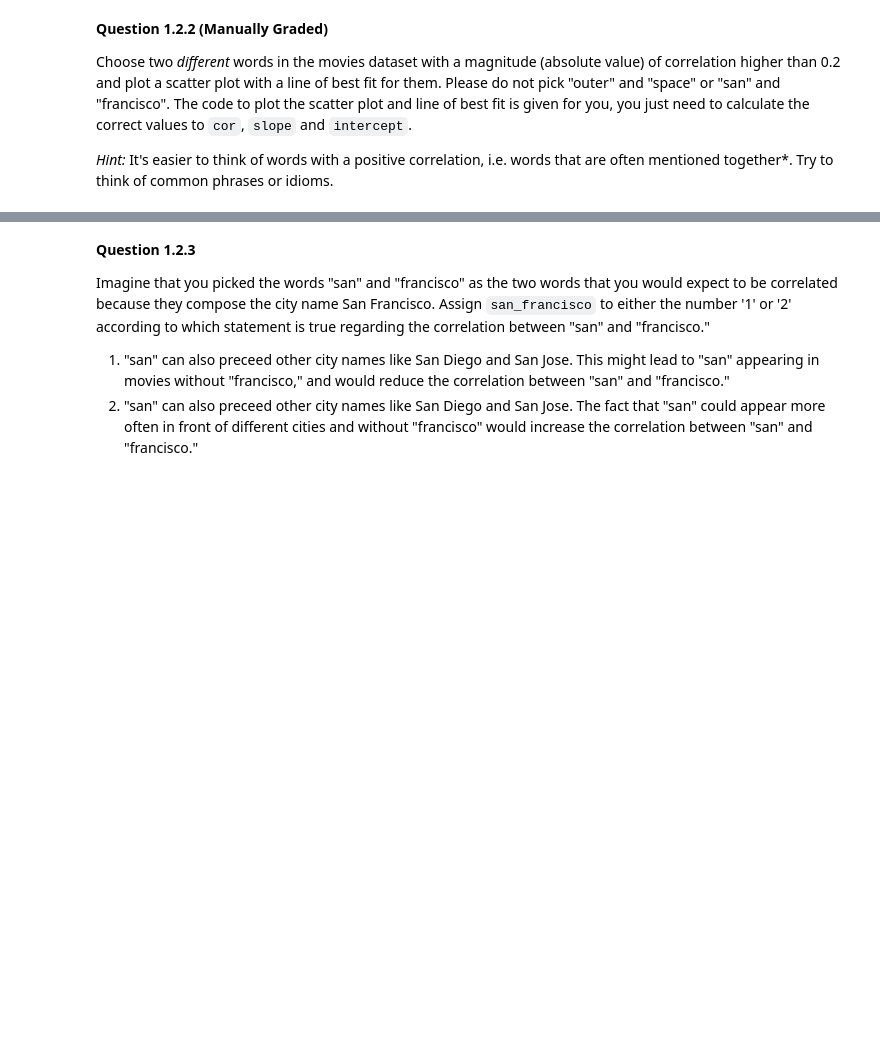
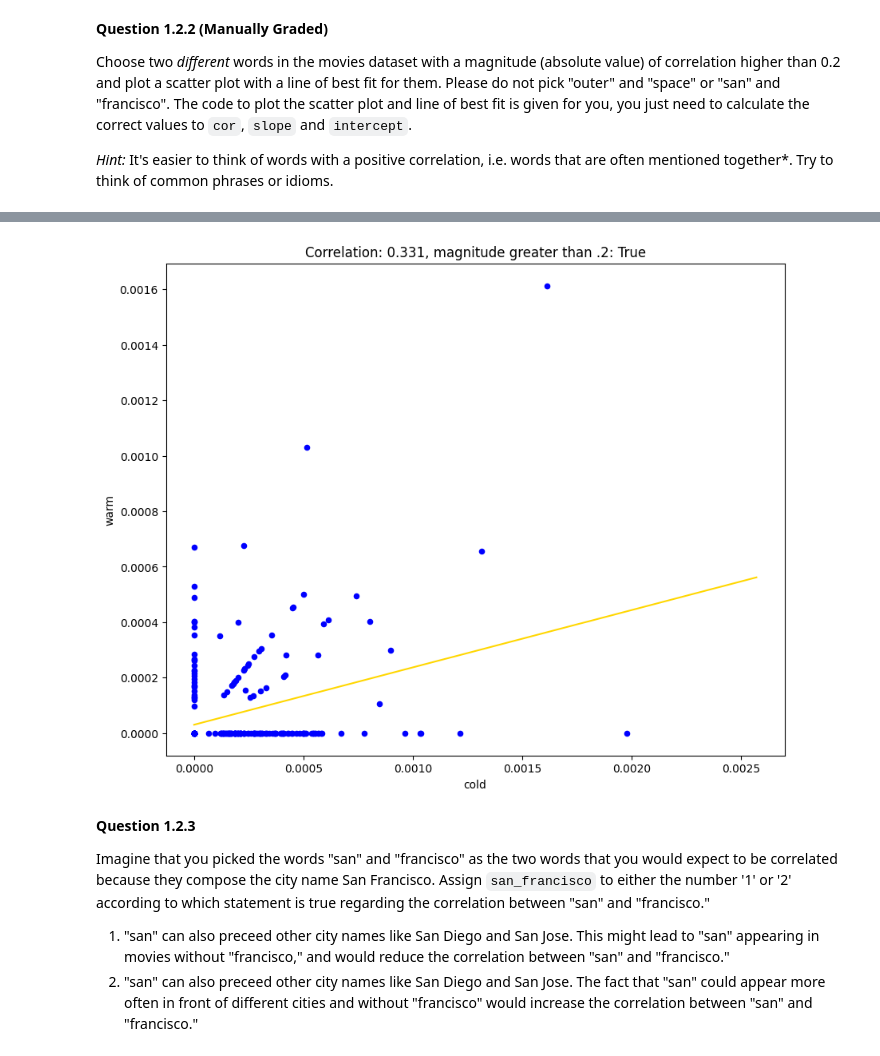
Before and after one commit to TheChroniclerr/CP322, a Jupyter notebook: Assignment_3.ipynb, the cells around one changed output, grey strips where cells are left out. Drawn from its saved outputs; the diff is of its cells as text; code cells hidden in the pictures; blank space fills up the shorter version.

```diff
--- a/Assignment_3.ipynb
+++ b/Assignment_3.ipynb
@@ -222,33 +308,35 @@ Choose two *different* words in the movies dataset with a magnitude (absolute va
 # %%
 word_x = "cold"
 word_y = "warm"
 
 # These arrays should make your code cleaner!
 arr_x = movies["cold"]
 arr_y = movies["warm"]
 
 # code to find (X_i - mean(X))/std(X)
-x_su = ...
-y_su = ...
+x_su = (arr_x - arr_x.mean())/arr_x.std()
+y_su = (arr_y - arr_y.mean())/arr_y.std()
 
-cor = ...
+cor = (x_su * y_su).mean()
 
-slope = ...
-intercept = ...
+slope = cor * (arr_y.std()/arr_x.std())
+intercept = arr_y.mean() - slope * arr_x.mean()
 
 # DON'T CHANGE THESE LINES OF CODE
 # Create a scatter plot of the data
 ax = movies.plot.scatter(x=word_x, y=word_y, figsize=(10, 8), color='blue')
 
 # Add the regression line to the plot
 max_x = arr_x.max()
 ax.plot([0, max_x * 1.3], [intercept, intercept + slope * (max_x*1.3)], color='gold', label='Regression Line')
 
 # Add the title to the plot
 plt.title(f"Correlation: {cor:.3f}, magnitude greater than .2: {abs(cor) >= 0.2}")
 
 # Show the plot
 plt.draw()
+# %% [output]
+[figure, added]
 # %% [markdown]
 <!-- END QUESTION -->
 
```
Also changed, not shown: parts of 55 cells of this notebook.
